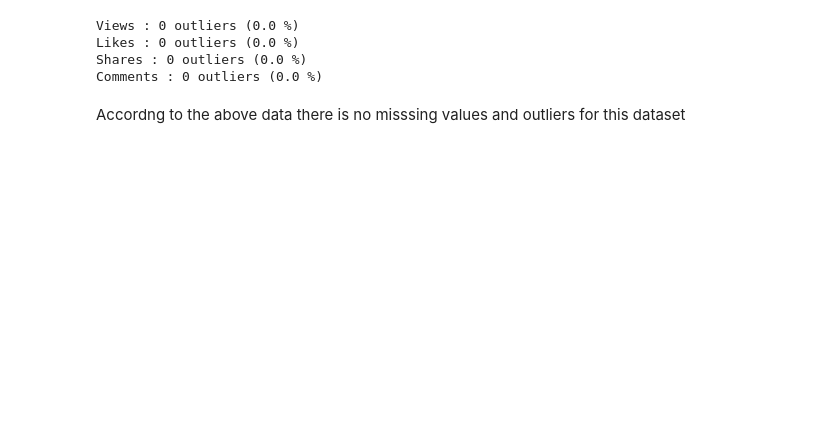
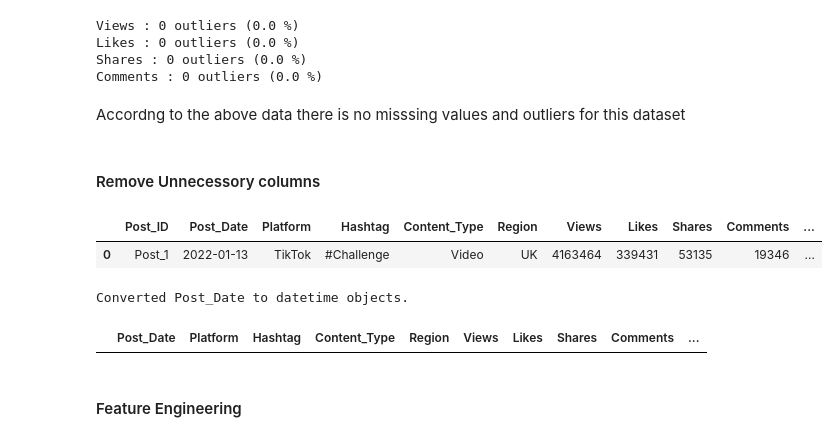
Before and after one commit to p-sahas/social-media-trends-analysis, a Jupyter notebook: 0_data_preparation.ipynb, the cells around one changed output. Drawn from its saved outputs; the diff is of its cells as text; code cells hidden in the pictures; blank space fills up the shorter version.

Commit message:
Refactor data preparation steps and enhance error handling for dataset loading

```diff
--- a/0_data_preparation.ipynb
+++ b/0_data_preparation.ipynb
@@ -10,6 +13,10 @@ import datetime
 # %% [markdown]
 #### Import the DataFrame
 # %%
-df = pd.read_csv('data/raw/Cleaned_Viral_Social_Media_Trends.csv')
-df.head()
+try:
+    df = pd.read_csv('data/raw/Cleaned_Viral_Social_Media_Trends.csv')
+    print(f"Dataset Shape : {df.shape}")
+    display(df.head())
+except FileNotFoundError:
+    print("Dataset not found. Please ensure 'data/raw/Viral_Social_Media_Trends.csv' exists.")
 # %% [output]
@@ -182,3 +165,24 @@ Shares : 0 outliers (0.0 %)
 Comments : 0 outliers (0.0 %)
 # %% [markdown]
 Accordng to the above data there is no misssing values and outliers for this dataset
+# %% [markdown]
+#### Remove Unnecessory columns
+# %%
+df.head(1)
+# %% [output]
+|  | Post_ID | Post_Date | Platform | Hashtag | Content_Type | Region | Views | Likes | Shares | Comments | ... |
+| 0 | Post_1 | 2022-01-13 | TikTok | #Challenge | Video | UK | 4163464 | 339431 | 53135 | 19346 | ... |
+# %%
+
+df = df.drop(columns=['Post_ID', 'Post_Date_ordinal'])
+if 'Post_Date' in df.columns:
+    df['Post_Date'] = pd.to_datetime(df['Post_Date'])
+    print("\nConverted Post_Date to datetime objects.")
+# %% [output]
+Converted Post_Date to datetime objects.
+# %%
+df.head(0)
+# %% [output]
+|  | Post_Date | Platform | Hashtag | Content_Type | Region | Views | Likes | Shares | Comments | ... |
+# %% [markdown]
+#### Feature Engineering
```
Also changed, not shown: parts of 10 cells of this notebook.
